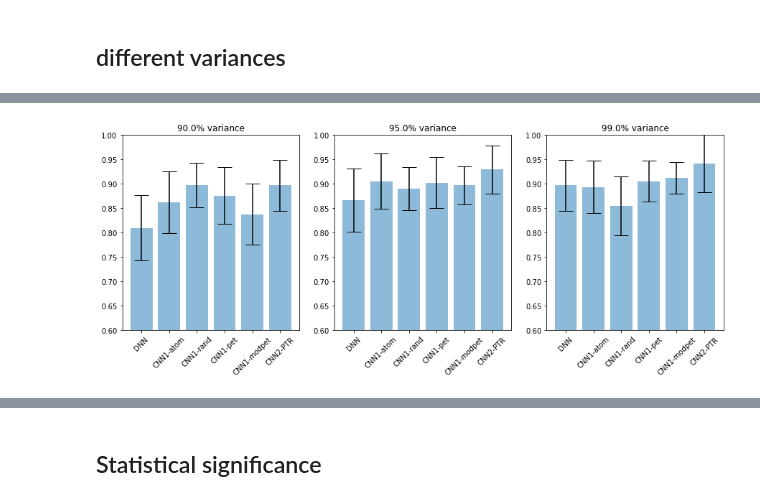
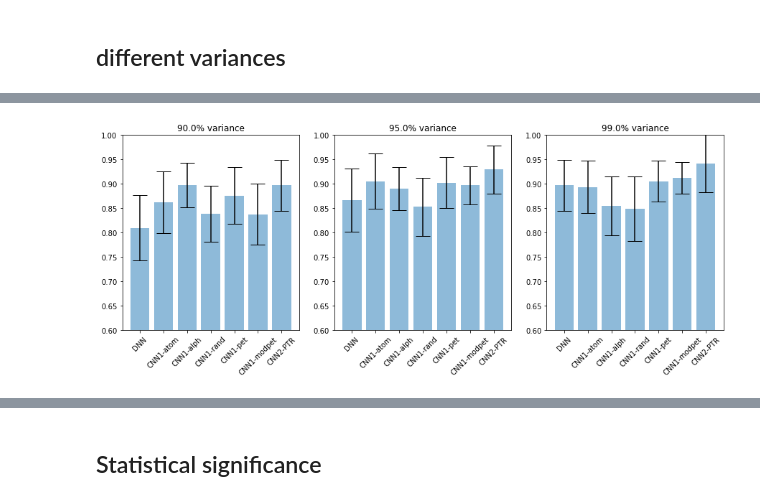
Before and after one commit to dovahkiin0022/representations, a Jupyter notebook: notebooks/1a_transfer_learning_phase.ipynb, the cells around one changed output, grey strips where cells are left out. Drawn from its saved outputs; the diff is of its cells as text; code cells hidden in the pictures.

```diff
--- a/notebooks/1a_transfer_learning_phase.ipynb
+++ b/notebooks/1a_transfer_learning_phase.ipynb
@@ -162,7 +233,7 @@ mod_pettifor
 PTR
 # %%
 keys = ['Precision','Recall','F1 Score']
-names = ['DNN','CNN1-atom','CNN1-rand','CNN1-pet','CNN1-modpet','CNN2-PTR']
+names = ['DNN','CNN1-atom','CNN1-alph','CNN1-rand','CNN1-pet','CNN1-modpet','CNN2-PTR']
 mean_score_list = np.array(mean_score_list)
 std_score_list = np.array(std_score_list)
 fig,ax = plt.subplots(1,3, figsize=(15,5))
@@ -186,20 +261,23 @@ with open('misc/phase_prediction_stats.json','w') as fid:
 # %% [markdown]
 ### Fixed PCA components
 # %%
-methods = ['dense','atomic','random','pettifor','mod_pettifor','PTR']
+methods = ['dense','atomic','random','random-tr','pettifor','mod_pettifor','PTR']
 fixed_inds = [5,10,20]
 ind_dict = {}
+pred_dict = {}
 for ind in fixed_inds:
     print(f'{ind} components')
     method_dict = {}
     mean_score_list = []
     std_score_list = []
+    model_predictions_method = {}
     for i, method in enumerate(methods):
-        print('{}'.format(method))
         if method == 'atomic':
             extracted = enc1d_features(comps,'atomic')
         elif method == 'random':
             extracted = enc1d_features(comps,'random')
+        elif method == 'random-tr':
+            extracted = enc1d_features(comps,'random-tr')
         elif method == 'pettifor':
             extracted = enc1d_features(comps,'pettifor')
         elif method == 'mod_pettifor':
@@ -214,17 +292,22 @@ for ind in fixed_inds:
         randomforest = RandomForestClassifier(random_state=0, n_jobs=-1)
         score=[]
         fold_report = {}
+        model_predictions = {}
         for k, (train, test) in enumerate(kfold):
+
         #print('\n\n 5-fold cross-validation: No.'+str(k+1))
             randomforest.fit(features[train], y[train])
             yte_pred=randomforest.predict(features[test])
             report = metrics.classification_report(y[test], yte_pred,output_dict=True)
             fold_micro_avg = report['weighted avg'].values()
             score.append(fold_micro_avg)
+
         score = pd.DataFrame(score,columns=['Precision','Recall','F1 Score','Support'])
         mean_score_list.append(score.mean().values)
         std_score_list.append(score.std().values)
+        model_predictions_method[method] = score['F1 Score'].values.tolist()
     method_dict = {'mean':np.array(mean_score_list).tolist(), 'std':np.array(std_score_list).tolist()}
     ind_dict[ind] = method_dict
+    pred_dict[ind] = model_predictions_method
 # %% [output]
 5 components
@@ -251,9 +320,8 @@ with open('results/phase_prediction_fixed_pca.json','w') as fid:
 # %%
 fig,ax = plt.subplots(1,3,figsize = (15,5))
 ax = ax.ravel()
-methods = ['dense','atomic','random','pettifor','mod_pettifor','PTR']
+methods = ['dense','atomic','random','random-tr','pettifor','mod_pettifor','PTR']
 keys = sorted(set(list(ind_dict.keys())) - set(['names']))
-
 for i, ind in enumerate(keys):
     temp_dict = ind_dict[ind]
     mean_score_list=[]
@@ -269,21 +337,23 @@ for i, ind in enumerate(keys):
 # %% [markdown]
 ## different variances
 # %%
-methods = ['dense','atomic','random','pettifor','mod_pettifor','PTR']
+methods = ['dense','atomic','random','random-tr','pettifor','mod_pettifor','PTR']
 var_result = {}
-kfold = StratifiedKFold(n_splits=10, random_state=0,shuffle=True).split(comps,y)
+pred_dict_var = {}
 for v in var_dict.keys():
     print(f'{v*100}% variance')
     method_dict = {}
     mean_score_list = []
     std_score_list = []
+    model_predictions_method = {}
     for i, method in enumerate(methods):
         ind = var_dict[v][method]
-        print('{}'.format(method))
         if method == 'atomic':
             extracted = enc1d_features(comps,'atomic')
         elif method == 'random':
             extracted = enc1d_features(comps,'random')
+        elif method == 'random-tr':
+            extracted = enc1d_features(comps,'random-tr')
         elif method == 'pettifor':
             extracted = enc1d_features(comps,'pettifor')
         elif method == 'mod_pettifor':
@@ -296,8 +366,10 @@ for v in var_dict.keys():
         features = pca.fit_transform(extracted)
         #dataX
         randomforest = RandomForestClassifier(random_state=0, n_jobs=-1)
+        kfold = StratifiedKFold(n_splits=10, random_state=0,shuffle=True).split(comps,y)
         score=[]
         fold_report = {}
+        model_predictions = {}
         for k, (train, test) in enumerate(kfold):
         #print('\n\n 5-fold cross-validation: No.'+str(k+1))
             randomforest.fit(features[train], y[train])
@@ -306,9 +378,11 @@ for v in var_dict.keys():
             fold_micro_avg = report['weighted avg'].values()
             score.append(fold_micro_avg)
         score = pd.DataFrame(score,columns=['Precision','Recall','F1 Score','Support'])
+        model_predictions_method[method] = score['F1 Score'].values.tolist()
         mean_score_list.append(score.mean().values)
         std_score_list.append(score.std().values)
     method_dict = {'mean':np.array(mean_score_list).tolist(), 'std':np.array(std_score_list).tolist()}
     var_result[v] = method_dict
+    pred_dict_var[v] = model_predictions_method
 # %% [output]
 90.0% variance
@@ -335,18 +395,18 @@ with open('results/phase_prediction_variance_pca.json','w') as fid:
 # %%
 fig,ax = plt.subplots(1,3,figsize = (15,5))
 ax = ax.ravel()
-methods = ['dense','atomic','random','pettifor','mod_pettifor','PTR']
+methods = ['dense','atomic','random','random-tr','pettifor','mod_pettifor','PTR']
 keys = sorted(set(list(var_result.keys())) - set(['names']))
 
 for i, v in enumerate(keys):
     temp_dict = var_result[v]
     mean_score_list=[]
     std_score_list = []
     mean_score_list = (np.array(temp_dict['mean'])[:,-2])
     std_score_list = (np.array(temp_dict['std'])[:,-2])
     ax[i].bar(methods, mean_score_list, yerr = std_score_list,align='center', alpha=0.5, ecolor='black', capsize=10)
     ax[i].set_title('{}% variance'.format(v*100))
     ax[i].set_xticklabels(names, rotation=45)
     ax[i].set(ylim=[0.6, 1])
 # %% [output]
-[figure, old version]
+[figure, new version]
```
Also changed, not shown: parts of 24 cells of this notebook, 24 other files.
